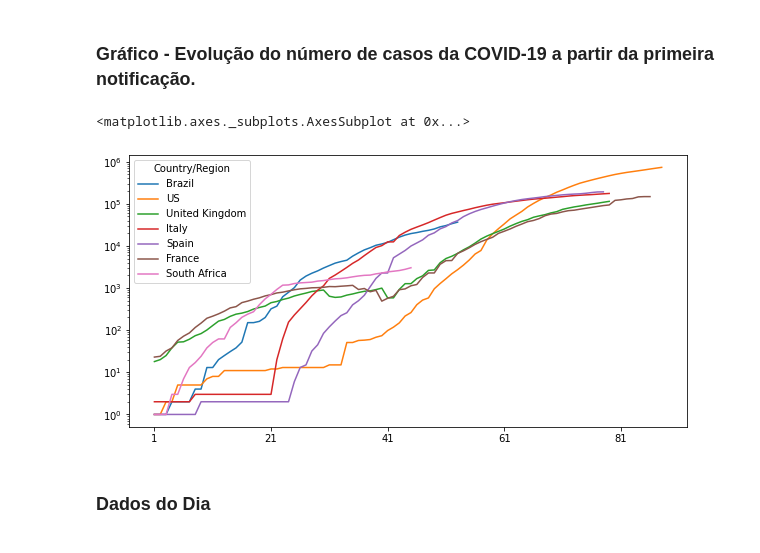
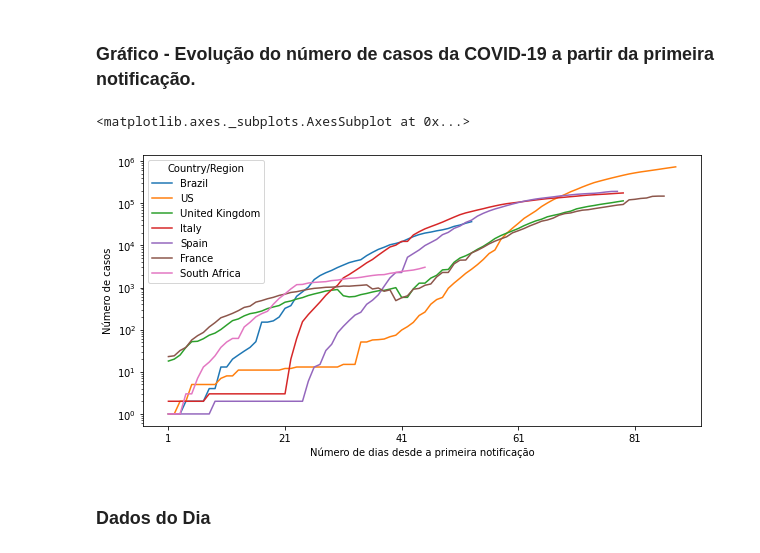
Before and after one commit to leomaranhao/COVID-19, a Jupyter notebook: COVID_por_dia.ipynb, the cells around one changed output. Drawn from its saved outputs; the diff is of its cells as text; code cells hidden in the pictures.

```diff
--- a/COVID_por_dia.ipynb
+++ b/COVID_por_dia.ipynb
@@ -37,11 +37,14 @@ for j in range(0, df.shape[1]):
             df.iloc[i, j] = np.NaN
 # %% [markdown]
 ### **Gráfico - Evolução do número de casos da COVID-19 a partir da primeira notificação.**
-# %%
-df.plot(logy=True, figsize=(10,5))
-# %% [output]
-<matplotlib.axes._subplots.AxesSubplot at 0x...>
-[figure, removed]
+# %%
+ax = df.plot(logy=True, figsize=(10,5))
+ax.set_xlabel("Número de dias desde a primeira notificação")
+ax.set_ylabel("Número de casos")
+ax
+# %% [output]
+<matplotlib.axes._subplots.AxesSubplot at 0x...>
+[figure, added]
 # %% [markdown]
 ### **Dados do Dia**
 # %%
```
Also changed, not shown: parts of 6 cells of this notebook.
